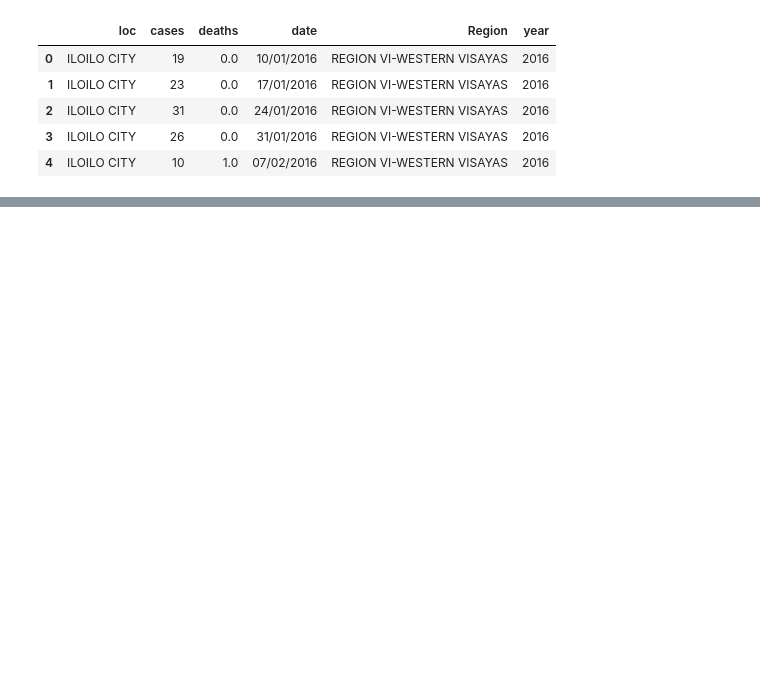
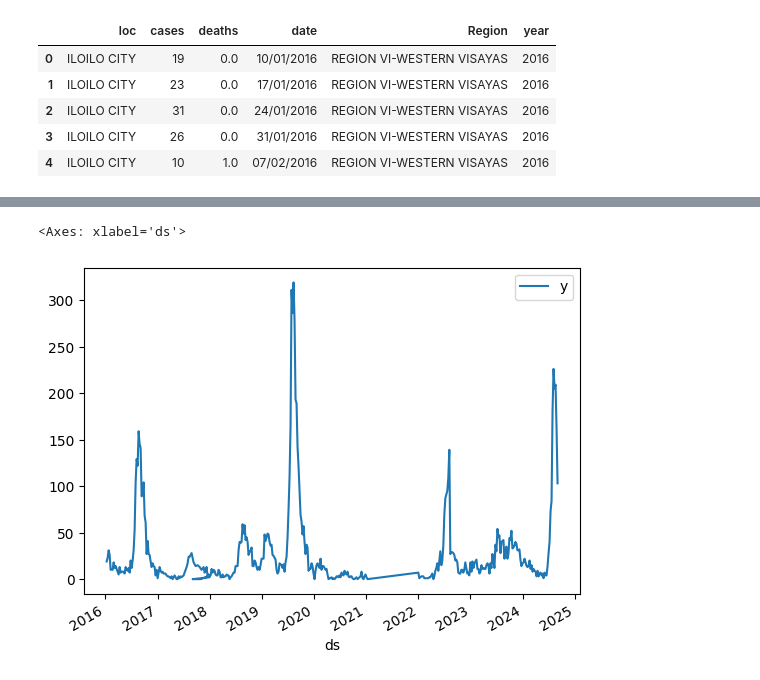
Before and after one commit to Iloilo-Dengue-Watch/Iloilo-Dengue-Watch, a Jupyter notebook: prophet/prophet_all.ipynb, the cells around one changed output, grey strips where cells are left out. Cells and saved outputs as stored; diff of their text form; code cells hidden in the pictures; blank space fills up the shorter version.

```diff
--- a/prophet/prophet_all.ipynb
+++ b/prophet/prophet_all.ipynb
@@ -15,6 +15,9 @@ df_2021.head()
 df_2021.drop(columns=['loc', 'deaths', 'year','Region'], inplace=True)
 # %%
 df_2021 = df_2021[['date','cases']]
+df_2021.columns = ['ds','y']
+df_2021['ds'] = pd.to_datetime(df_2021['ds'], format = "%d/%m/%Y")
 # %%
-df_2022 = pd.read_csv('df_weekly_merged.csv')
+df_2022 = pd.read_csv('df_merged_weekly.csv')
+df_2022.head()
 # %% [output]
@@ -21,0 +30,3 @@ FileNotFoundError: [Errno 2] No such file or directory: 'df_weekly_merged.csv'
+# %%
+df_2022_rem = df_2022[['ds','y']]
+df_2022_rem['ds'] = pd.to_datetime(df_2022_rem['ds'])
@@ -21,0 +39,3 @@ FileNotFoundError: [Errno 2] No such file or directory: 'df_weekly_merged.csv'
+# %%
+df_all = pd.concat([df_2021, df_2022_rem])
+df_all['ds'] = pd.to_datetime(df_all['ds'])
@@ -21,0 +51,5 @@ FileNotFoundError: [Errno 2] No such file or directory: 'df_weekly_merged.csv'
+# %%
+df_all.plot(x='ds', y='y')
+# %% [output]
+<Axes: xlabel='ds'>
+[figure, added]
```
Also changed, not shown: parts of 5 cells of this notebook, 18 other files.
